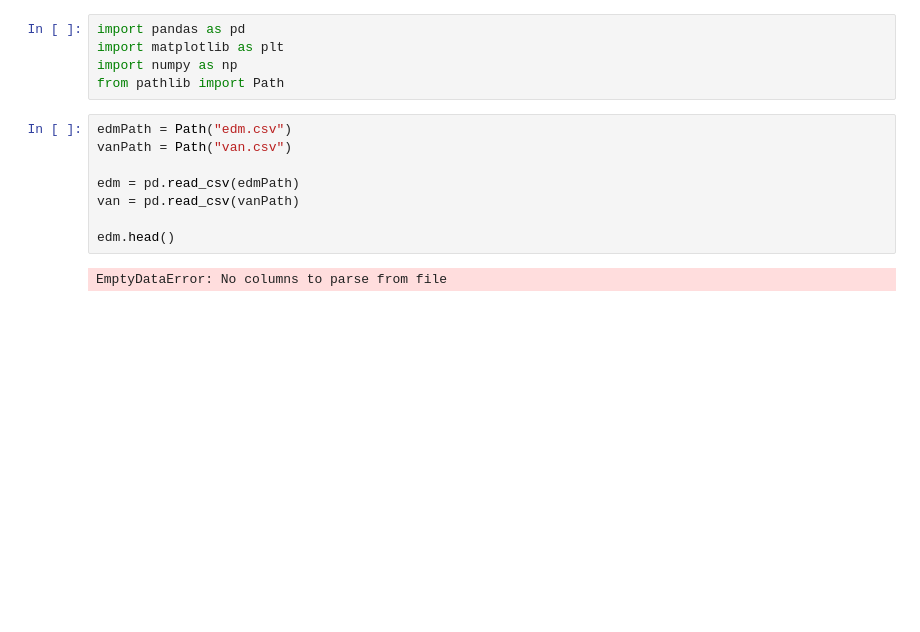
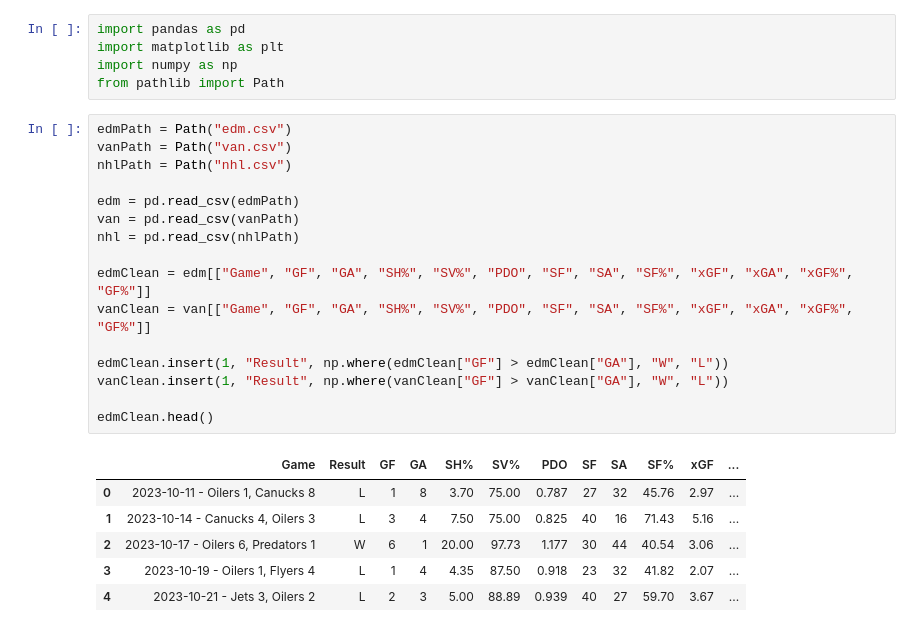
Before and after one commit to AshleyJubilee/EDM-VAN-PDO, a Jupyter notebook: pdo.ipynb, the cells around one changed output. Cells and saved outputs as stored; diff of their text form; blank space fills up the shorter version.

```diff
--- a/pdo.ipynb
+++ b/pdo.ipynb
@@ -3,13 +3,26 @@ import pandas as pd
 import matplotlib as plt
 import numpy as np
 from pathlib import Path
-# %%
-edmPath = Path("edm.csv")
-vanPath = Path("van.csv")
-
-edm = pd.read_csv(edmPath)
-van = pd.read_csv(vanPath)
-
-edm.head()
-# %% [output]
-EmptyDataError: No columns to parse from file
+# %%
+edmPath = Path("edm.csv")
+vanPath = Path("van.csv")
+nhlPath = Path("nhl.csv")
+
+edm = pd.read_csv(edmPath)
+van = pd.read_csv(vanPath)
+nhl = pd.read_csv(nhlPath)
+
+edmClean = edm[["Game", "GF", "GA", "SH%", "SV%", "PDO", "SF", "SA", "SF%", "xGF", "xGA", "xGF%", "GF%"]]
+vanClean = van[["Game", "GF", "GA", "SH%", "SV%", "PDO", "SF", "SA", "SF%", "xGF", "xGA", "xGF%", "GF%"]]
+
+edmClean.insert(1, "Result", np.where(edmClean["GF"] > edmClean["GA"], "W", "L"))
+vanClean.insert(1, "Result", np.where(vanClean["GF"] > vanClean["GA"], "W", "L"))
+
+edmClean.head()
+# %% [output]
+|  | Game | Result | GF | GA | SH% | SV% | PDO | SF | SA | SF% | xGF | ... |
+| 0 | 2023-10-11 - Oilers 1, Canucks 8 | L | 1 | 8 | 3.70 | 75.00 | 0.787 | 27 | 32 | 45.76 | 2.97 | ... |
+| 1 | 2023-10-14 - Canucks 4, Oilers 3 | L | 3 | 4 | 7.50 | 75.00 | 0.825 | 40 | 16 | 71.43 | 5.16 | ... |
+| 2 | 2023-10-17 - Oilers 6, Predators 1 | W | 6 | 1 | 20.00 | 97.73 | 1.177 | 30 | 44 | 40.54 | 3.06 | ... |
+| 3 | 2023-10-19 - Oilers 1, Flyers 4 | L | 1 | 4 | 4.35 | 87.50 | 0.918 | 23 | 32 | 41.82 | 2.07 | ... |
+| 4 | 2023-10-21 - Jets 3, Oilers 2 | L | 2 | 3 | 5.00 | 88.89 | 0.939 | 40 | 27 | 59.70 | 3.67 | ... |
```
Also changed, not shown: parts of 7 cells of this notebook, 2 other files.
